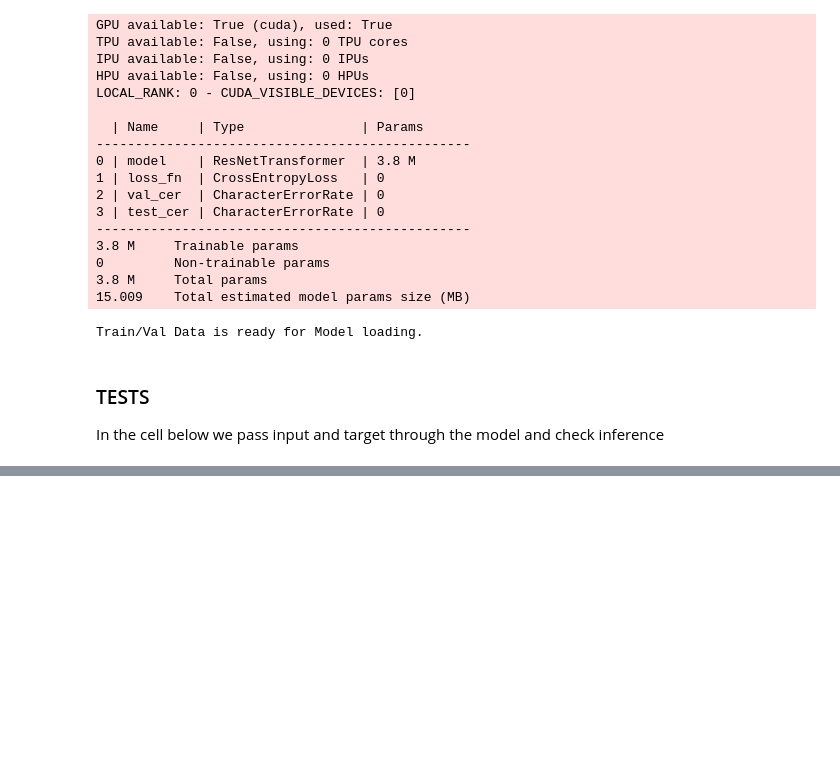
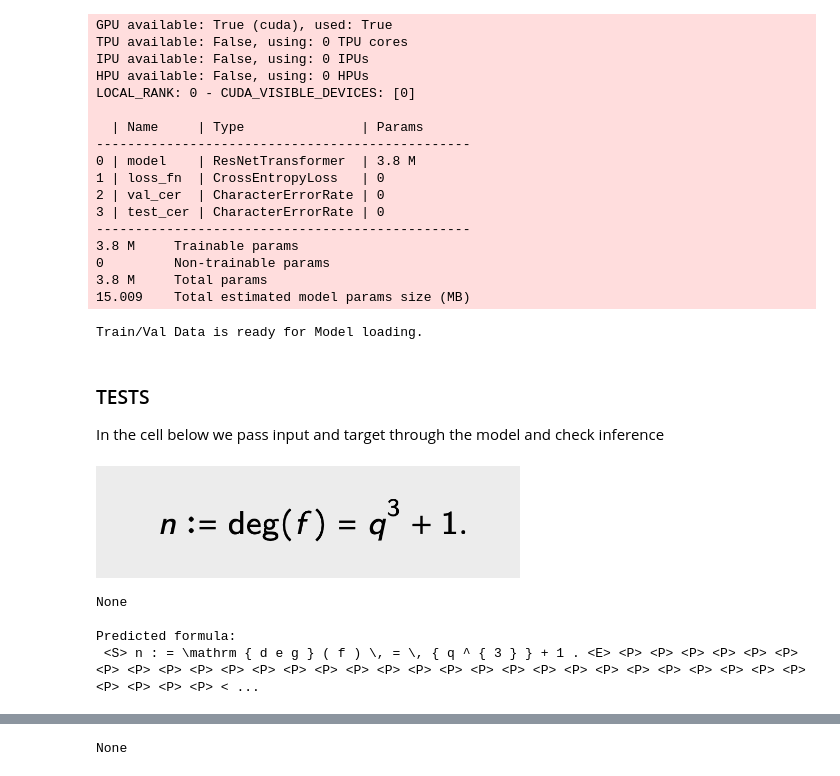
Before and after one commit to gmarus777/image-to-tex-OCR, a Jupyter notebook: Jupyter_Notebooks/GPC_MODEL1_character_tokenizer.ipynb, the cells around one changed output, grey strips where cells are left out. Saved outputs shown, nothing was run; the diff lists cells and outputs as text; code cells hidden in the pictures; blank space fills up the shorter version.

```diff
--- a/Jupyter_Notebooks/GPC_MODEL1_character_tokenizer.ipynb
+++ b/Jupyter_Notebooks/GPC_MODEL1_character_tokenizer.ipynb
@@ -173,12 +158,18 @@ print(display(Math(token_to_strings(prediction))))
 # %%
 ### ALB
-my_image_path= "Jupyter_Notebooks/my_image.png"
+my_image_path= "Jupyter_Notebooks/test_photos/my_image.png"
 my_image = Image.open(my_image_path).convert("L")
-my_image_tensor = dataset.image_transform_alb(image=np.array(my_image))['image']
+my_image_tensor = dataset.image_transform_test(image=np.array(my_image))['image']
 print(display(my_image))
 print('\nPredicted formula:')
 with torch.no_grad():
     model.eval()
     my_prediction =  model.predict(my_image_tensor.unsqueeze(0).to(dev))
 print(token_to_strings(my_prediction))
 print(display(Math(token_to_strings(my_prediction))))
+# %% [output]
+[figure, added]
+None
+
+Predicted formula:
+ <S> n : = \mathrm { d e g } ( f ) \, = \, { q ^ { 3 } } + 1 . <E> <P> <P> <P> <P> <P> <P> <P> <P> <P> <P> <P> <P> <P> <P> <P> <P> <P> <P> <P> <P> <P> <P> <P> <P> <P> <P> <P> <P> <P> <P> <P> <P> <P> < ...
@@ -185,3 +177,4 @@ print(display(Math(token_to_strings(my_prediction))))
+None
 # %%
 ### ALB
 
```
Also changed, not shown: parts of 11 cells of this notebook.
